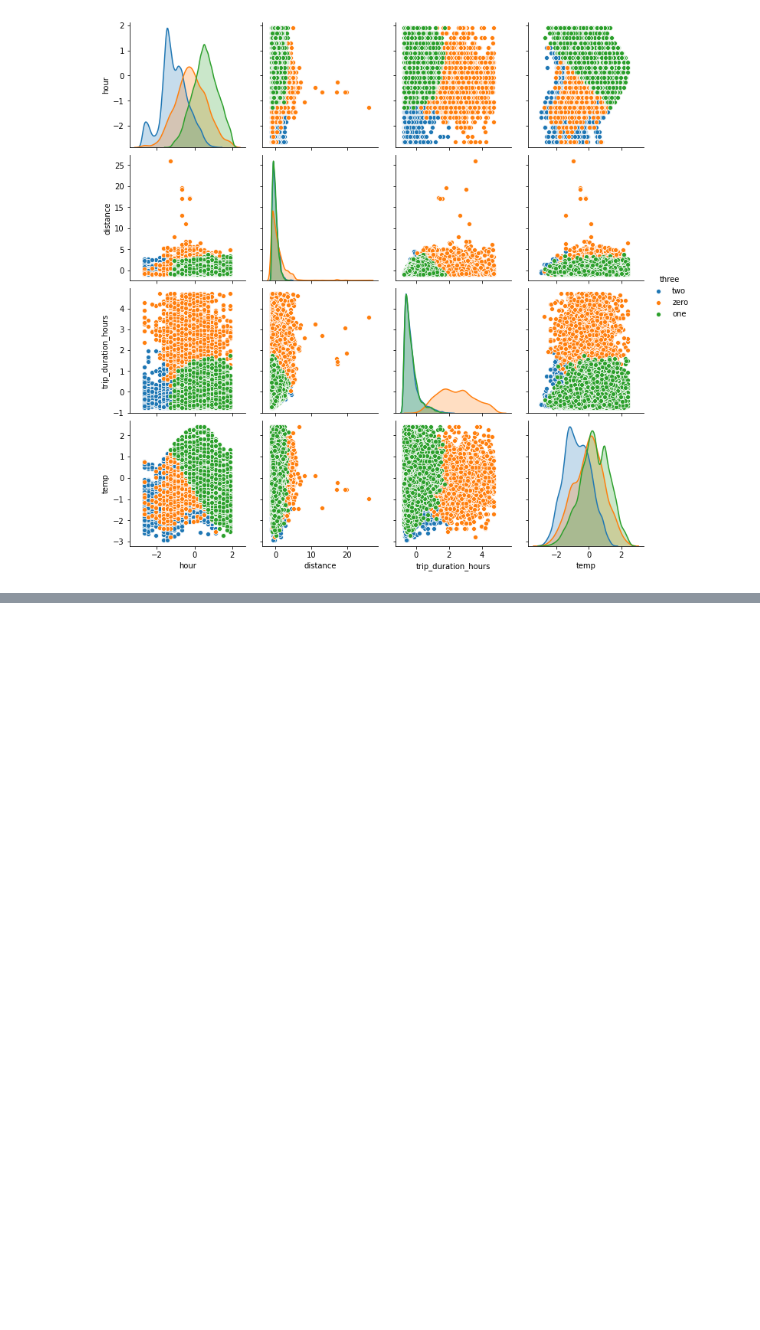
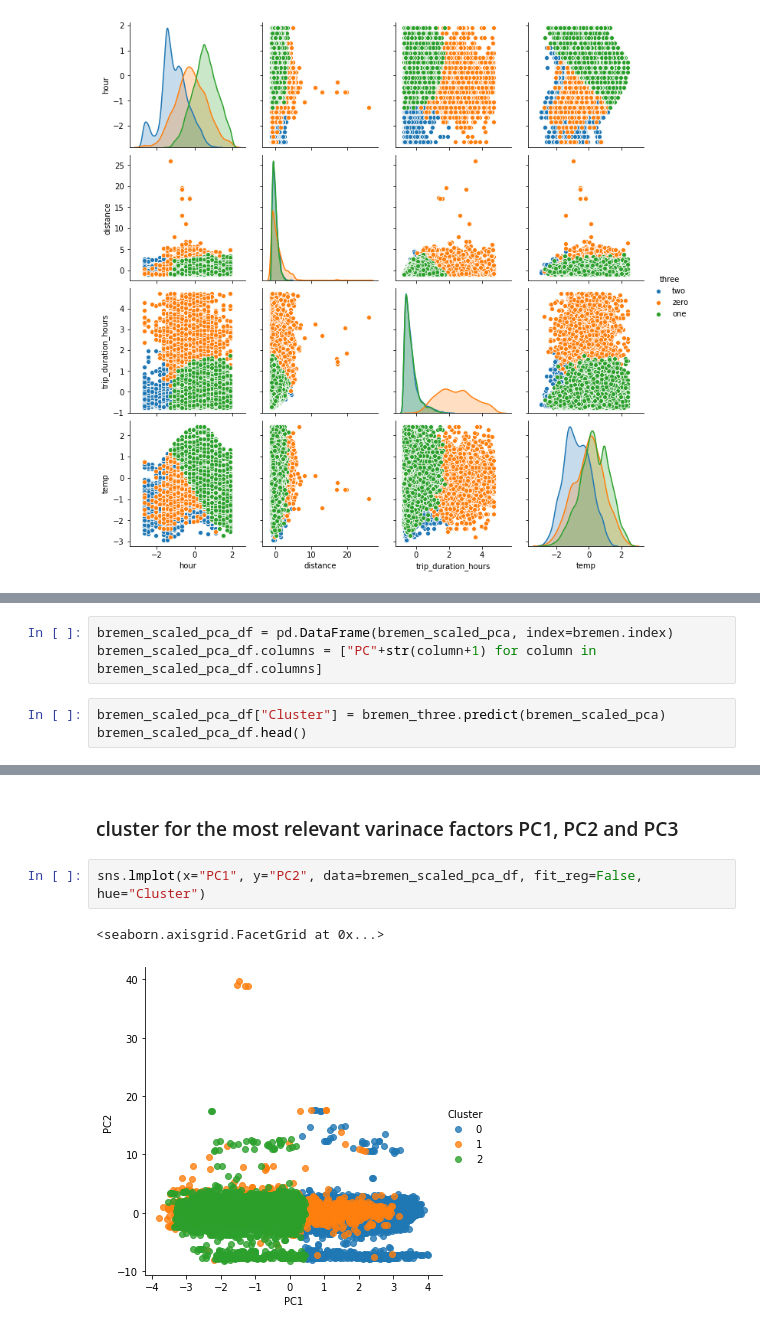
Before and after one commit to Polifka/eagle_gang, a Jupyter notebook: clustering_reloaded.ipynb, the cells around one changed output, grey strips where cells are left out. Cells and saved outputs as stored; diff of their text form; blank space fills up the shorter version.

```diff
--- a/clustering_reloaded.ipynb
+++ b/clustering_reloaded.ipynb
@@ -212,0 +247,6 @@ TypeError: fit() missing 1 required positional argument: 'y'
+# %%
+bremen_scaled_pca_df = pd.DataFrame(bremen_scaled_pca, index=bremen.index)
+bremen_scaled_pca_df.columns = ["PC"+str(column+1) for column in bremen_scaled_pca_df.columns]
+# %%
+bremen_scaled_pca_df["Cluster"] = bremen_three.predict(bremen_scaled_pca)
+bremen_scaled_pca_df.head()
@@ -212,0 +260,7 @@ TypeError: fit() missing 1 required positional argument: 'y'
+# %% [markdown]
+### cluster for the most relevant varinace factors PC1, PC2 and PC3
+# %%
+sns.lmplot(x="PC1", y="PC2", data=bremen_scaled_pca_df, fit_reg=False, hue="Cluster")
+# %% [output]
+<seaborn.axisgrid.FacetGrid at 0x...>
+[figure, added]
```
Also changed, not shown: parts of 46 cells of this notebook, 1 other file.
